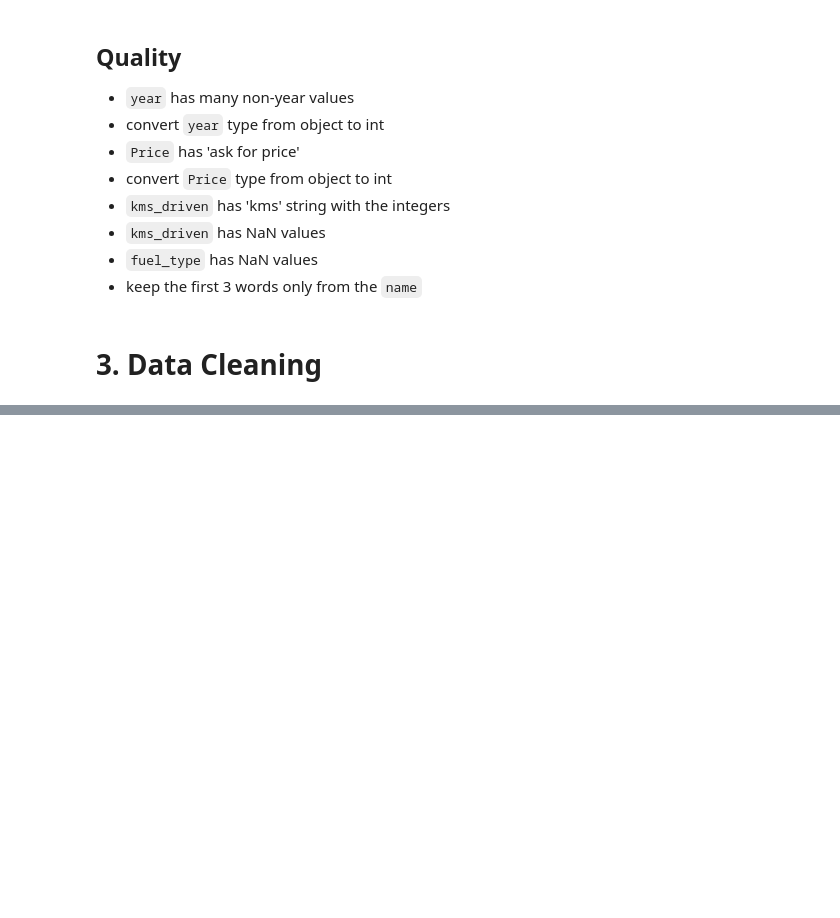
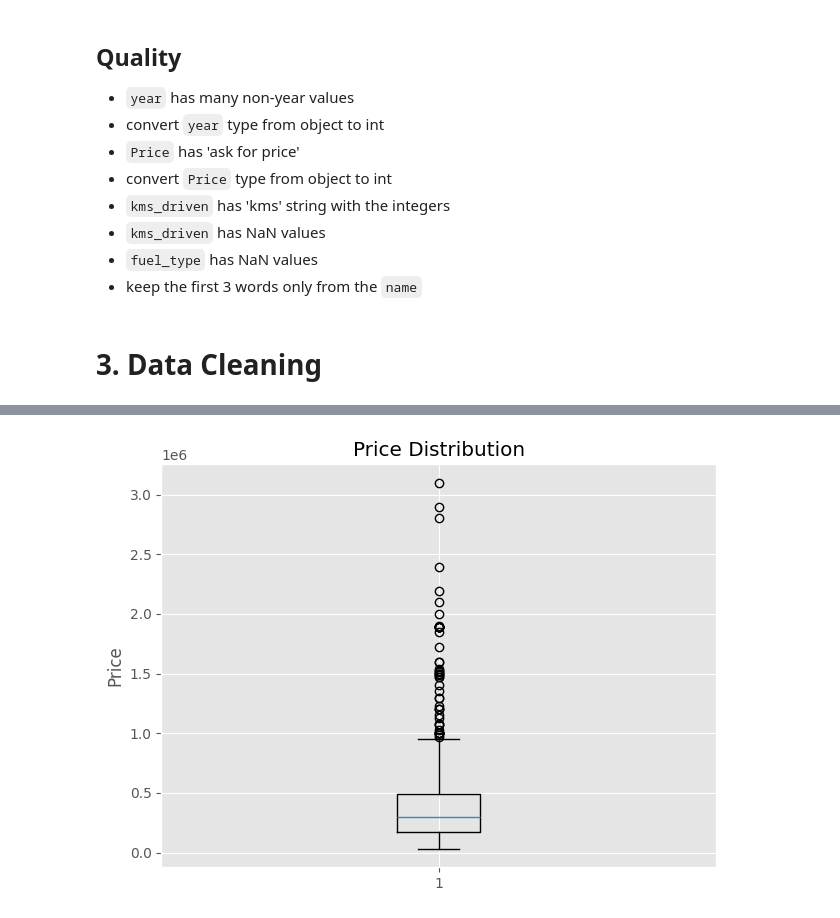
Before and after one commit to Donna152/car-price-prediction, a Jupyter notebook: car_price_predictor.ipynb, the cells around one changed output, grey strips where cells are left out. Saved outputs shown, nothing was run; the diff lists cells and outputs as text; code cells hidden in the pictures; blank space fills up the shorter version.

```diff
--- a/car_price_predictor.ipynb
+++ b/car_price_predictor.ipynb
@@ -297,0 +239,2 @@ X_train, X_test, y_train, y_test  = train_test_split(X, y, test_size=0.2, random
+# %%
+car=car[car['Price']<6000000]
@@ -297,0 +255,8 @@ X_train, X_test, y_train, y_test  = train_test_split(X, y, test_size=0.2, random
+# %%
+plt.boxplot(car['Price'])
+plt.title('Price Distribution')
+plt.ylabel('Price')
+plt.tight_layout()
+plt.show()
+# %% [output]
+[figure, added]
```
Also changed, not shown: parts of 147 cells of this notebook, 5 other files.
